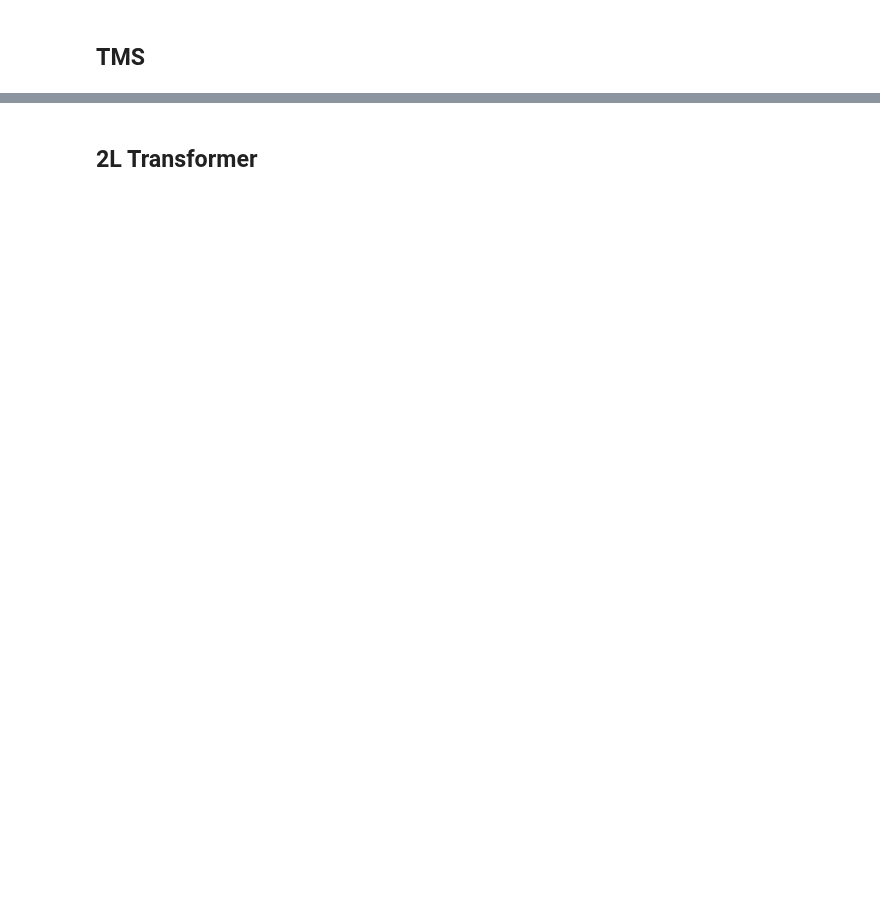
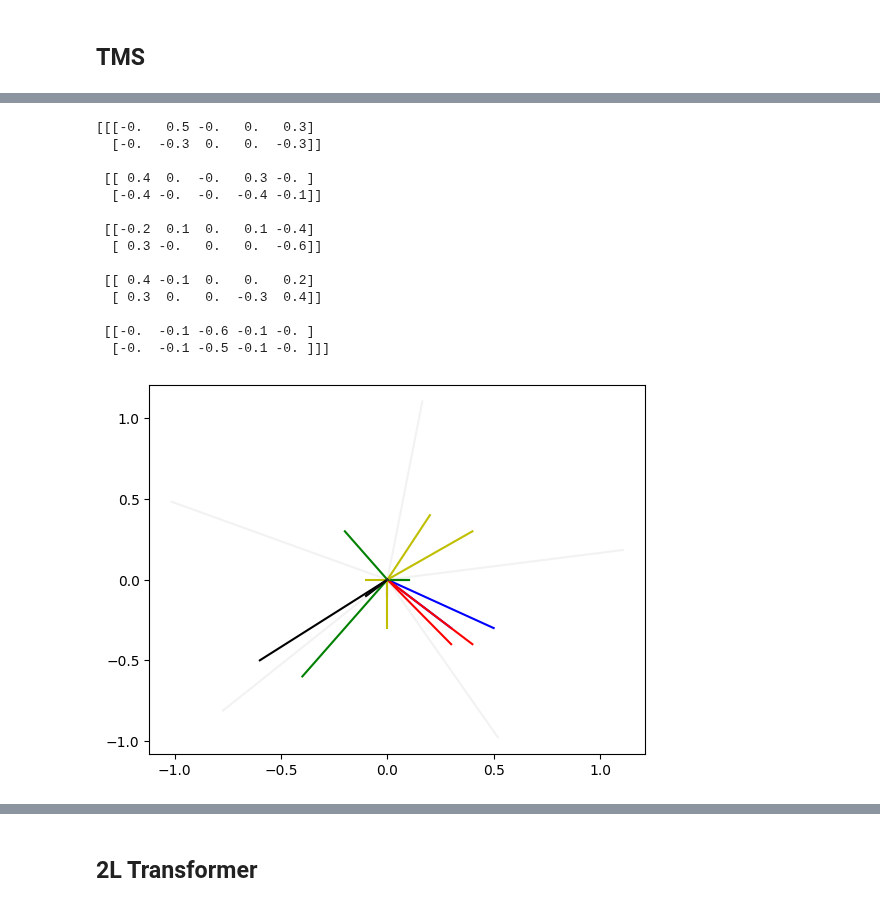
Before and after one commit to briannachrisman/eigenestimation, a Jupyter notebook: toy_model_analysis.ipynb, the cells around one changed output, grey strips where cells are left out. Saved outputs shown, nothing was run; the diff lists cells and outputs as text; code cells hidden in the pictures; blank space fills up the shorter version.

```diff
--- a/toy_model_analysis.ipynb
+++ b/toy_model_analysis.ipynb
@@ -92,10 +89,10 @@ Epoch 300, Loss: 0.0003058672300539911
 #@title Train TMS
 n_features = 5
 hidden_dim = 2
-n_datapoints = 1024
-sparsity = .075
+n_datapoints = 2056
+sparsity = .05
 
-batch_size = 12
+batch_size = 16
 learning_rate = .1
 n_epochs = 1000
 
@@ -103,12 +100,4 @@ X_tms, Y_tms, dataloader_TMS = GenerateTMSData(
     num_features=n_features, num_datapoints=n_datapoints, sparsity=sparsity, batch_size=batch_size)
 tms_model = Autoencoder(n_features, hidden_dim).to(device)
 _, _, _ = TrainModel(tms_model, nn.MSELoss(), learning_rate, dataloader_TMS, n_epochs=n_epochs, device=device)
-
-
-# Plot TMS representations.
-en = copy.deepcopy(tms_model.W).detach().cpu().numpy()
-
-for i in range(en.shape[1]):
-  plt.plot([0, en[0,i]], [0,en[1,i]], 'b-')
-plt.show()
 # %% [output]
@@ -225,13 +253,12 @@ for f_idx in range(eigenmodel_xornet.n_u_vectors):
 # %%
 #@title Train Eigenmodel
 n_u_vectors = 5
-batch_size = 24
-lambda_penalty = 10
-n_epochs = 100
+batch_size = 4
+lambda_penalty = 1
+n_epochs = 20
 learning_rate = .01
 
 
-dataloader = DataLoader(X_tms, batch_size=batch_size, shuffle=True,
-                               generator=torch.Generator(device='cuda'))
-eigenmodel_tms = EigenEstimation(tms_model, nn.MSELoss, n_u_vectors)
-TrainEigenEstimation(eigenmodel_tms, dataloader, learning_rate, n_epochs, lambda_penalty)
+dataloader = DataLoader(X_tms, batch_size=batch_size, shuffle=True)
+eigenmodel_tms = EigenEstimation(tms_model.to(device),lambda x,y : nn.MSELoss(reduction='none')(x,y).mean(dim=-1).unsqueeze(-1), n_u_vectors).to(device)
+TrainEigenEstimation(eigenmodel_tms, dataloader, learning_rate, n_epochs, lambda_penalty, device='cuda')
@@ -247,0 +337,33 @@ for f_idx in range(eigenmodel_tms.n_u_vectors):
+# %%
+# Plot TMS representations.
+en = torch.stack([eigenmodel_tms.vector_to_parameters(u)['W'] for u in eigenmodel_tms.u]).detach().cpu().numpy().round(1)
+print(en)
+hues = ['b-', 'r-', 'g-', 'y-', 'k-']
+for hue, feature in zip(hues, en):
+    for x,y in zip(feature[0], feature[1]):
+        plt.plot([0, x], [0,y], hue, label=hue)
+
+en = copy.deepcopy(tms_model.W).detach().cpu().numpy()
+
+for i in range(en.shape[1]):
+  plt.plot([0, en[0,i]], [0,en[1,i]], color='grey', alpha=.1)
+
+
+plt.xlabel('')
+plt.show()
+# %% [output]
+[[[-0.   0.5 -0.   0.   0.3]
+  [-0.  -0.3  0.   0.  -0.3]]
+
+ [[ 0.4  0.  -0.   0.3 -0. ]
+  [-0.4 -0.  -0.  -0.4 -0.1]]
+
+ [[-0.2  0.1  0.   0.1 -0.4]
+  [ 0.3 -0.   0.   0.  -0.6]]
+
+ [[ 0.4 -0.1  0.   0.   0.2]
+  [ 0.3  0.   0.  -0.3  0.4]]
+
+ [[-0.  -0.1 -0.6 -0.1 -0. ]
+  [-0.  -0.1 -0.5 -0.1 -0. ]]]
+[figure, added]
```
Also changed, not shown: parts of 25 cells of this notebook, 4 other files.
